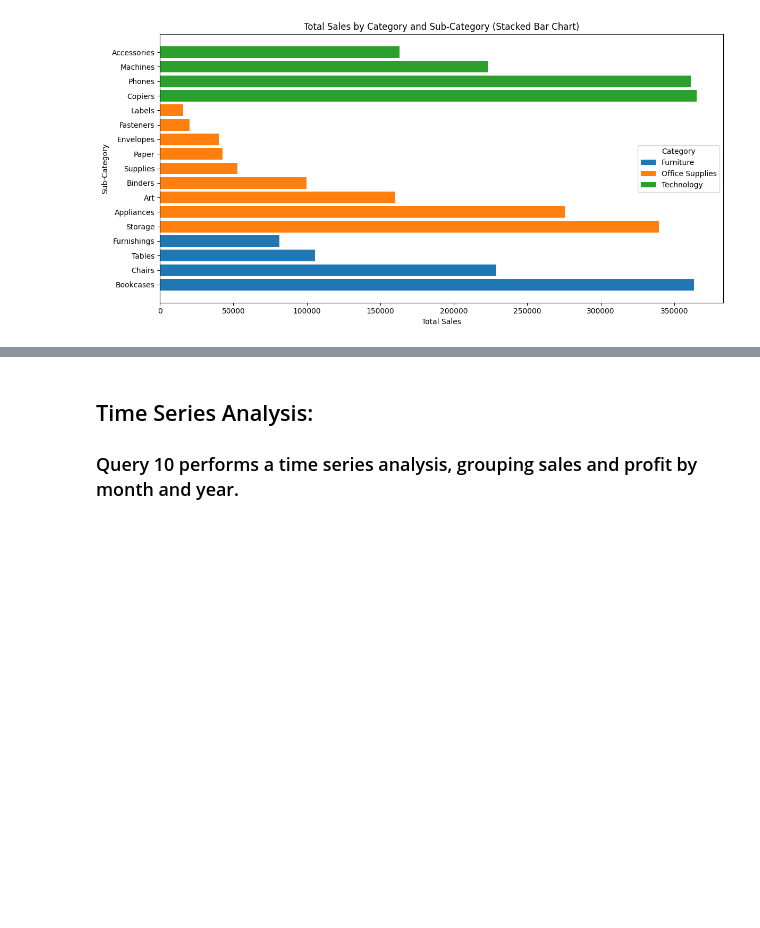
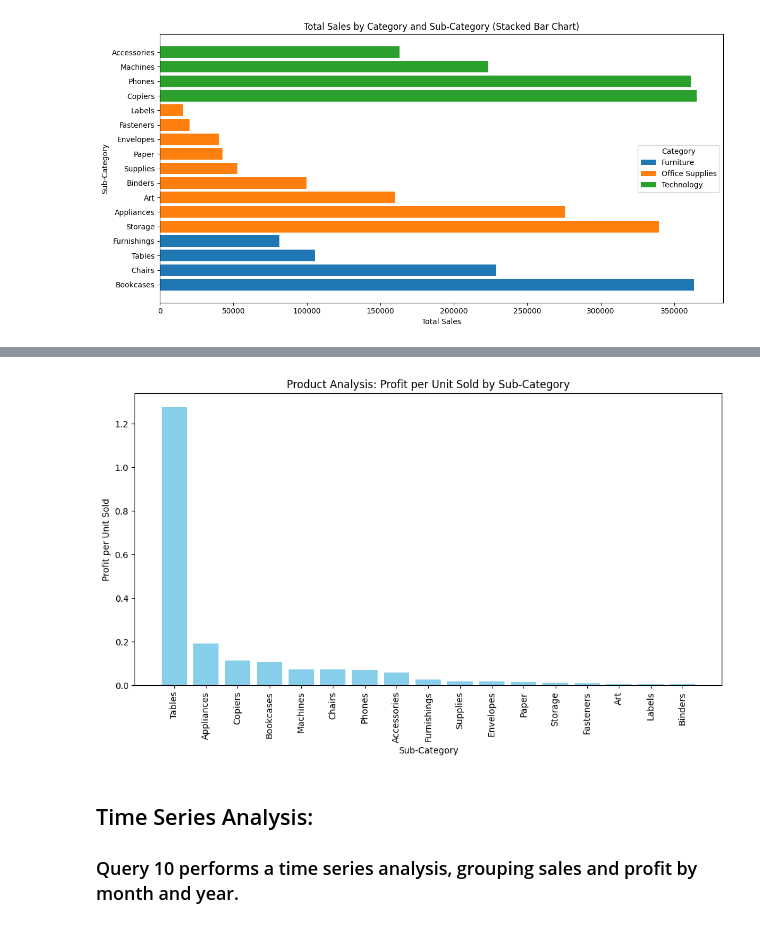
Before and after one commit to analyst-ankita/EU-Superstore-Analysis, a Jupyter notebook: superstore-analysis.ipynb, the cells around one changed output, grey strips where cells are left out. Cells and saved outputs as stored; diff of their text form; code cells hidden in the pictures; blank space fills up the shorter version.

```diff
--- a/superstore-analysis.ipynb
+++ b/superstore-analysis.ipynb
@@ -437,3 +561,17 @@ plt.tight_layout()
 plt.show()
 # %% [output]
 [figure]
+# %%
+# SQL Query for Product Demand and Profit Analysis
+query_product_analysis = """
+SELECT
+  "Category",
+  "Sub-Category",
+  SUM("Quantity") AS total_quantity_sold,
+  SUM("Sales") AS total_sales,
+  AVG("Profit") AS avg_profit
+FROM df
+GROUP BY "Category", "Sub-Category";
+"""
+result_product_analysis = ps.sqldf(query_product_analysis, locals())
+result_product_analysis
@@ -440,3 +597,22 @@ plt.show()
+# %%
+
+# Calculate "profit per unit sold" as a combination of demand and margin
+result_product_analysis['Profit per Unit Sold'] = result_product_analysis['avg_profit'] / result_product_analysis['total_quantity_sold']
+
+# Sort the result by "Profit per Unit Sold" to identify high-profit, high-demand products
+result_product_analysis = result_product_analysis.sort_values(by='Profit per Unit Sold', ascending=False)
+
+# Create a bar chart to visualize product categories and sub-categories based on "Profit per Unit Sold"
+plt.figure(figsize=(12, 6))
+plt.bar(result_product_analysis['Sub-Category'], result_product_analysis['Profit per Unit Sold'], color='skyblue')
+plt.xlabel('Sub-Category')
+plt.ylabel('Profit per Unit Sold')
+plt.title('Profit per Unit Sold by Sub-Category')
+plt.xticks(rotation=90)
+
+plt.show()
+# %% [output]
+[figure, added]
 # %% [markdown]
 ## Time Series Analysis:
 
```
Also changed, not shown: parts of 13 cells of this notebook.
